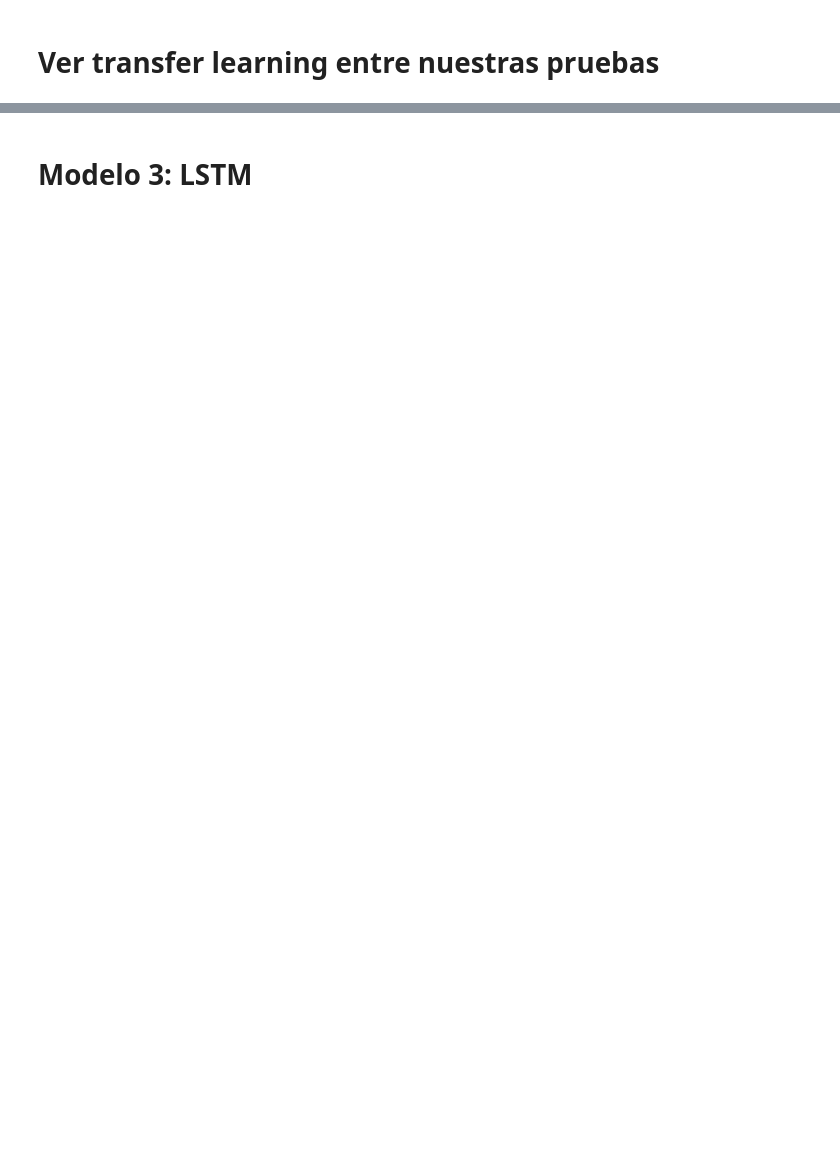
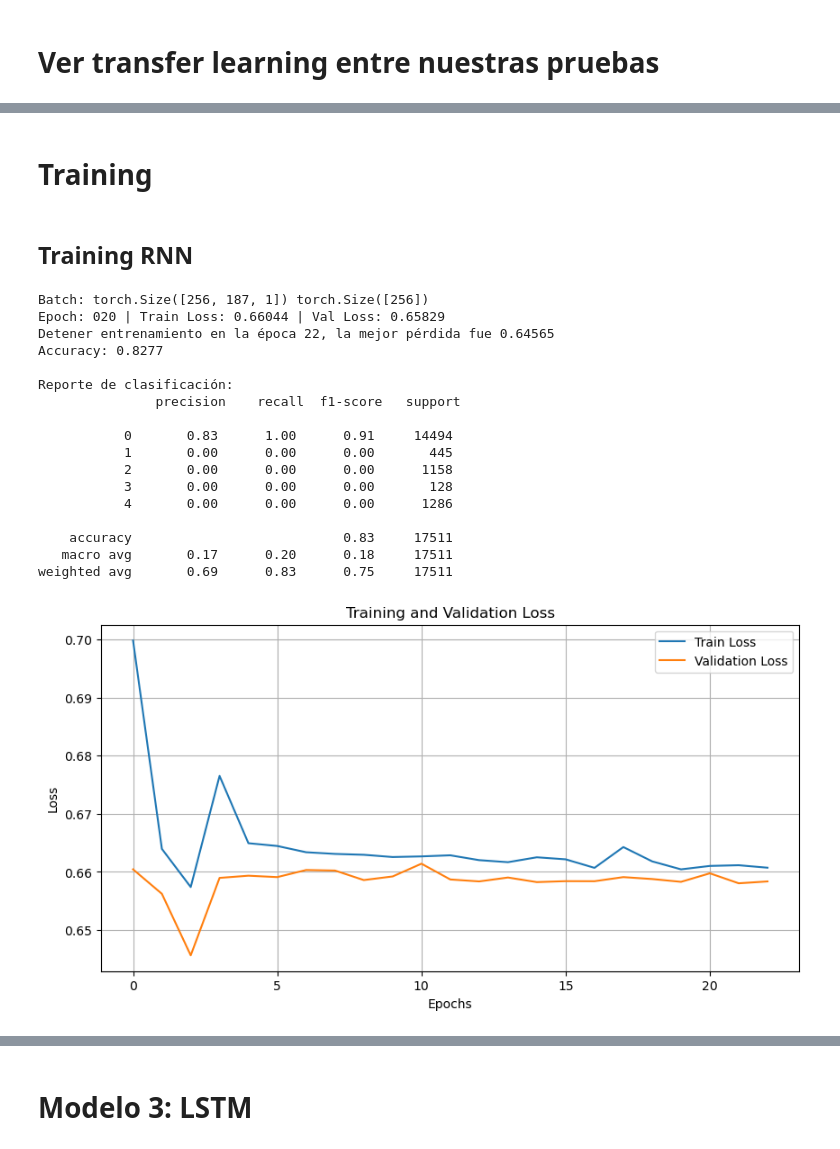
Before and after one commit to carbotton/tdl_tarea_2, a Jupyter notebook: Tarea_2-letra.ipynb, the cells around one changed output, grey strips where cells are left out. Saved outputs shown, nothing was run; the diff lists cells and outputs as text; code cells hidden in the pictures; blank space fills up the shorter version.

```diff
--- a/Tarea_2-letra.ipynb
+++ b/Tarea_2-letra.ipynb
@@ -93,6 +93,7 @@ from utils import (
 # %%
 BATCH_SIZE = 256
 SEED = 34
+EPOCHS = 200
 
 TRAIN_DATA_PATH = "data/mitbih_train.csv"
 TEST_DATA_PATH = "data/mitbih_test.csv"
@@ -599,2 +507,0 @@ scheduler = torch.optim.lr_scheduler.ReduceLROnPlateau(optimizer, factor=0.5, pa
-# %%
-EPOCHS=2000
@@ -728,0 +565,40 @@ weighted avg       0.94      0.76      0.82     17511
+# %%
+
+class SimpleGRU(nn.Module):
+    def __init__(self, input_dim=1, hidden_dim=64, n_layers=2, num_classes=5, dropout=0.3, bidirectional=False):
+        super(SimpleGRU, self).__init__()
+        self.bidirectional = bidirectional
+        self.n_layers = n_layers
+        self.gru = nn.GRU(
+            input_size=input_dim,
+            hidden_size=hidden_dim,
+            num_layers=n_layers,
+            batch_first=True,
+            dropout=dropout if n_layers > 1 else 0.0,
+            bidirectional=bidirectional
+        )
+
+        # Si es bidireccional, duplicamos el tamaño del hidden state
+        factor = 2 if bidirectional else 1
+        self.fc= nn.Linear(hidden_dim * factor, hidden_dim * 2)
+        self.our = nn.Linear(hidden_dim * 2, num_classes)
+        self.relu = nn.ReLU(inplace=True)
+        self.drop = nn.Dropout(dropout)
+
+    def forward(self, x):
+        # x: [batch, seq_len, input_dim]
+        _, hidden = self.gru(x)       # hidden: [n_layers * num_directions, batch, hidden_dim]
+        hidden = hidden[-1] if not self.bidirectional else torch.cat((hidden[-2], hidden[-1]), dim=1)
+        x = self.relu(self.fc1(hidden))
+        x = self.drop(x)
+        x = self.fc2(x)
+        return x  # [batch, num_classes]
+# %% [markdown]
+# Training
+# %%
+
+def compute_class_weights(y, n_classes=5):
+    counts, total = get_counts(y)
+    weights = np.array([total / (n_classes * counts.get(c, 1)) for c in range(n_classes)], dtype=np.float32)
+    weights = weights / weights.mean()  # opcional: normalizar
+    return torch.tensor(weights, dtype=torch.float32)
@@ -728,0 +655,24 @@ weighted avg       0.94      0.76      0.82     17511
+# %% [markdown]
+## Training RNN
+# %%
+epoch_train_errors, epoch_val_errors = run_rnn_model()
+plot_training(epoch_train_errors, epoch_val_errors)
+# %% [output]
+Batch: torch.Size([256, 187, 1]) torch.Size([256])
+Epoch: 020 | Train Loss: 0.66044 | Val Loss: 0.65829
+Detener entrenamiento en la época 22, la mejor pérdida fue 0.64565
+Accuracy: 0.8277
+
+Reporte de clasificación:
+               precision    recall  f1-score   support
+
+           0       0.83      1.00      0.91     14494
+           1       0.00      0.00      0.00       445
+           2       0.00      0.00      0.00      1158
+           3       0.00      0.00      0.00       128
+           4       0.00      0.00      0.00      1286
+
+    accuracy                           0.83     17511
+   macro avg       0.17      0.20      0.18     17511
+weighted avg       0.69      0.83      0.75     17511
+[figure, added]
```
Also changed, not shown: parts of 48 cells of this notebook, 1 other file.
